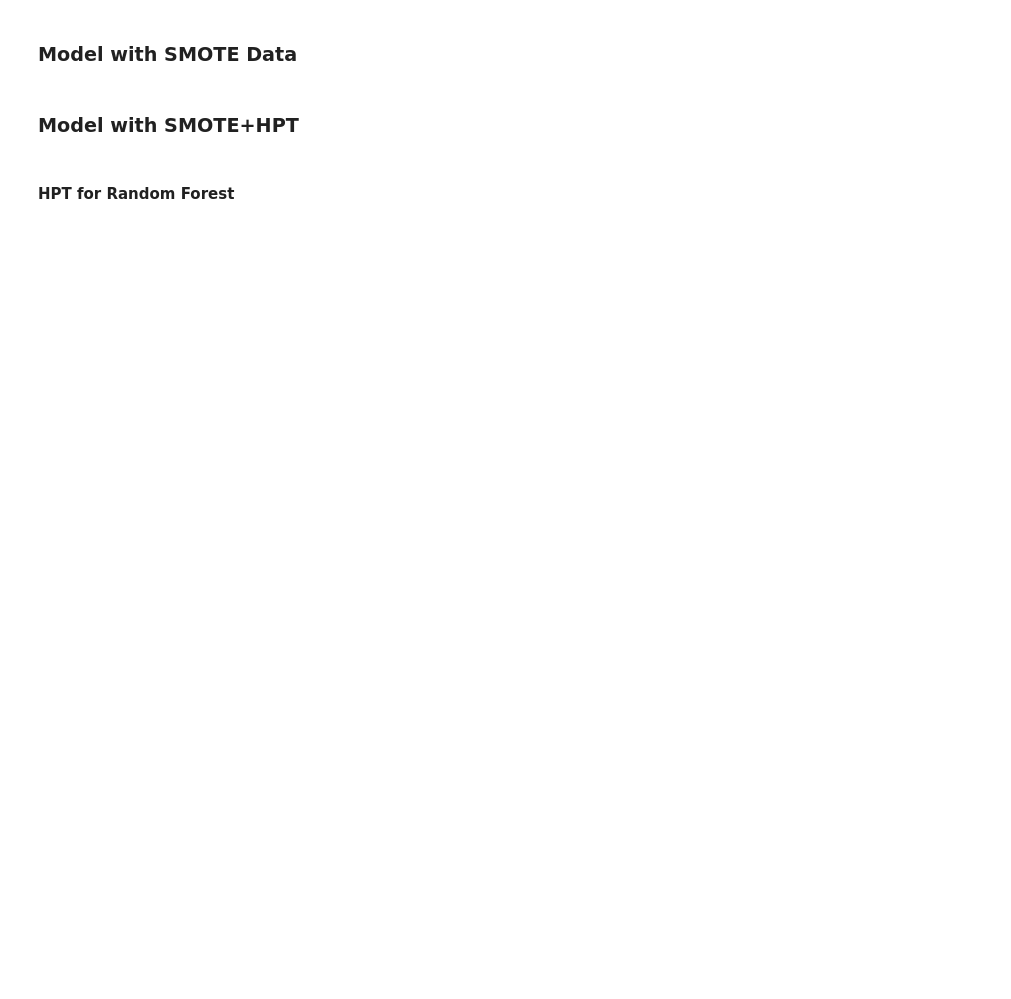
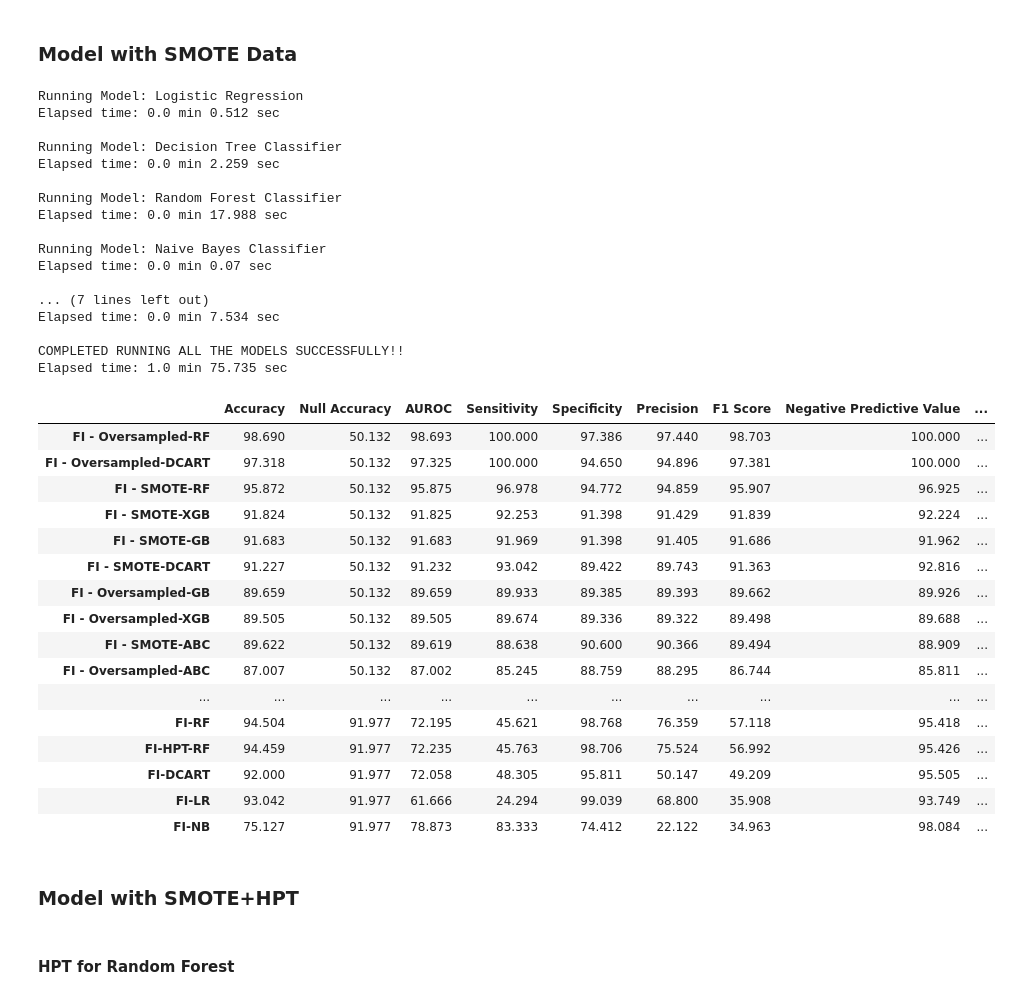
Before and after one commit to Lakshmi-1212/TelecomChurn_CaseStudy, a Jupyter notebook: TelcomChurn_CaseStudy.ipynb, the cells around one changed output. Drawn from its saved outputs; the diff is of its cells as text; code cells hidden in the pictures; blank space fills up the shorter version.

```diff
--- a/TelcomChurn_CaseStudy.ipynb
+++ b/TelcomChurn_CaseStudy.ipynb
@@ -1674,9 +1878,44 @@ model_result_featimp.T.sort_values(by=EVALUATION_METRIC,ascending=SORT_ASCENDING
 # %% [markdown]
 ### Model with SMOTE Data
 # %%
-run_all_models(X_smote_train, X_smote_test, y_smote_train, y_smote_test,'FI - SMOTE', model_result_featimp)
+run_all_models(X_smote_train_rfe, X_smote_test_rfe, y_smote_train, y_smote_test,'FI - SMOTE', model_result_featimp)
 
 model_result_featimp.T.sort_values(by=EVALUATION_METRIC,ascending=SORT_ASCENDING)
+# %% [output]
+Running Model: Logistic Regression
+Elapsed time: 0.0 min 0.512 sec
+
+Running Model: Decision Tree Classifier
+Elapsed time: 0.0 min 2.259 sec
+
+Running Model: Random Forest Classifier
+Elapsed time: 0.0 min 17.988 sec
+
+Running Model: Naive Bayes Classifier
+Elapsed time: 0.0 min 0.07 sec
+
+... (7 lines left out)
+Elapsed time: 0.0 min 7.534 sec
+
+COMPLETED RUNNING ALL THE MODELS SUCCESSFULLY!!
+Elapsed time: 1.0 min 75.735 sec
+|  | Accuracy | Null Accuracy | AUROC | Sensitivity | Specificity | Precision | F1 Score | Negative Predictive Value | ... |
+| FI - Oversampled-RF | 98.690 | 50.132 | 98.693 | 100.000 | 97.386 | 97.440 | 98.703 | 100.000 | ... |
+| FI - Oversampled-DCART | 97.318 | 50.132 | 97.325 | 100.000 | 94.650 | 94.896 | 97.381 | 100.000 | ... |
+| FI - SMOTE-RF | 95.872 | 50.132 | 95.875 | 96.978 | 94.772 | 94.859 | 95.907 | 96.925 | ... |
+| FI - SMOTE-XGB | 91.824 | 50.132 | 91.825 | 92.253 | 91.398 | 91.429 | 91.839 | 92.224 | ... |
+| FI - SMOTE-GB | 91.683 | 50.132 | 91.683 | 91.969 | 91.398 | 91.405 | 91.686 | 91.962 | ... |
+| FI - SMOTE-DCART | 91.227 | 50.132 | 91.232 | 93.042 | 89.422 | 89.743 | 91.363 | 92.816 | ... |
+| FI - Oversampled-GB | 89.659 | 50.132 | 89.659 | 89.933 | 89.385 | 89.393 | 89.662 | 89.926 | ... |
+| FI - Oversampled-XGB | 89.505 | 50.132 | 89.505 | 89.674 | 89.336 | 89.322 | 89.498 | 89.688 | ... |
+| FI - SMOTE-ABC | 89.622 | 50.132 | 89.619 | 88.638 | 90.600 | 90.366 | 89.494 | 88.909 | ... |
+| FI - Oversampled-ABC | 87.007 | 50.132 | 87.002 | 85.245 | 88.759 | 88.295 | 86.744 | 85.811 | ... |
+| ... | ... | ... | ... | ... | ... | ... | ... | ... | ... |
+| FI-RF | 94.504 | 91.977 | 72.195 | 45.621 | 98.768 | 76.359 | 57.118 | 95.418 | ... |
+| FI-HPT-RF | 94.459 | 91.977 | 72.235 | 45.763 | 98.706 | 75.524 | 56.992 | 95.426 | ... |
+| FI-DCART | 92.000 | 91.977 | 72.058 | 48.305 | 95.811 | 50.147 | 49.209 | 95.505 | ... |
+| FI-LR | 93.042 | 91.977 | 61.666 | 24.294 | 99.039 | 68.800 | 35.908 | 93.749 | ... |
+| FI-NB | 75.127 | 91.977 | 78.873 | 83.333 | 74.412 | 22.122 | 34.963 | 98.084 | ... |
 # %% [markdown]
 ### Model with SMOTE+HPT
 # %%
```
Also changed, not shown: parts of 56 cells of this notebook.
